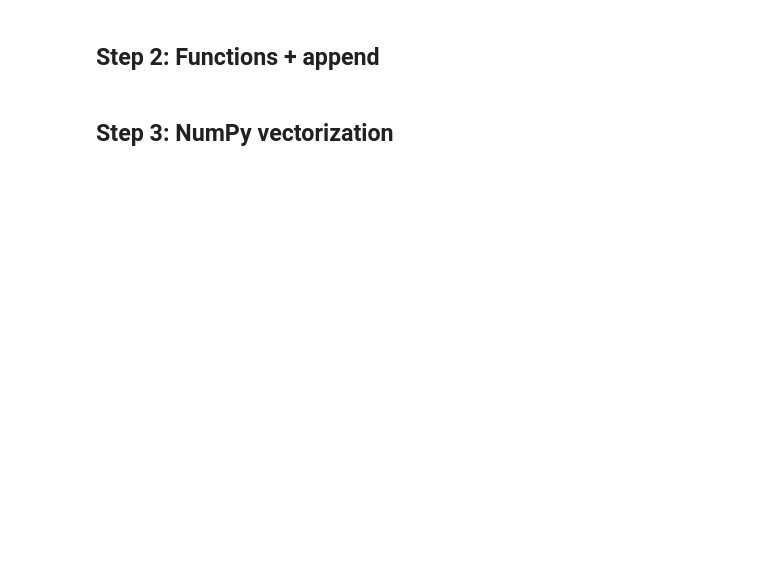
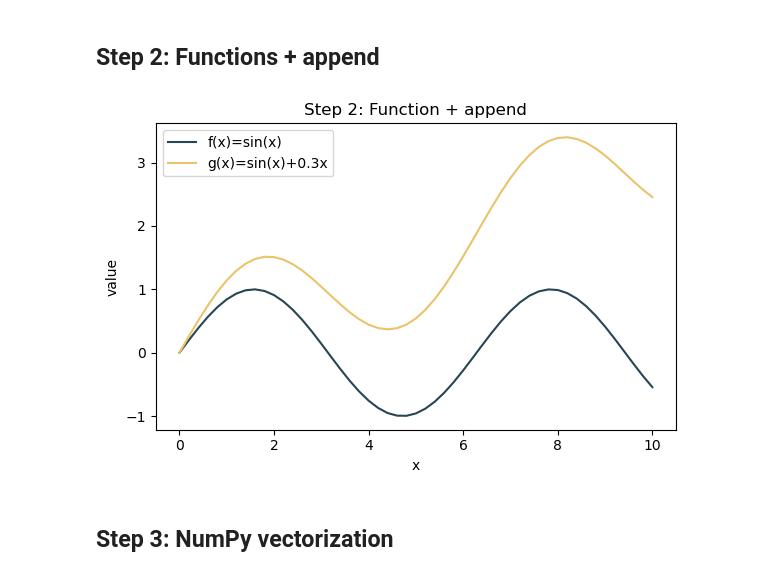
Before and after one commit to sakamurray/matplotlib_graph_guide, a Jupyter notebook: matplotlib_graph_guide_all_in_one_en_full_english.ipynb, the cells around one changed output. Drawn from its saved outputs; the diff is of its cells as text; code cells hidden in the pictures; blank space fills up the shorter version.

```diff
--- a/matplotlib_graph_guide_all_in_one_en_full_english.ipynb
+++ b/matplotlib_graph_guide_all_in_one_en_full_english.ipynb
@@ -30,14 +38,21 @@ fig.suptitle('Step 1: Plotting from lists'); plt.tight_layout(); plt.show()
 # %%
 def f(x): return math.sin(x)
 def g(x): return math.sin(x) + 0.3*x
 x2,yf,yg=[],[],[]
 cur=0.0
 while cur<=10.0+1e-9:
     x2.append(cur); yf.append(f(cur)); yg.append(g(cur)); cur+=0.2
 plt.figure(figsize=(6,4))
 plt.plot(x2,yf,label='f(x)=sin(x)',color='#264653')
 plt.plot(x2,yg,label='g(x)=sin(x)+0.3x',color='#e9c46a')
-plt.title('Step 2: Function + append'); plt.xlabel('x'); plt.ylabel('value'); plt.legend(); plt.tight_layout(); plt.show()
+plt.title('Step 2: Function + append')
+plt.xlabel('x')
+plt.ylabel('value')
+plt.legend()
+plt.tight_layout()
+plt.show()
+# %% [output]
+[figure, added]
 # %% [markdown]
 ## Step 3: NumPy vectorization
 # %%
```
Also changed, not shown: parts of 10 cells of this notebook.
